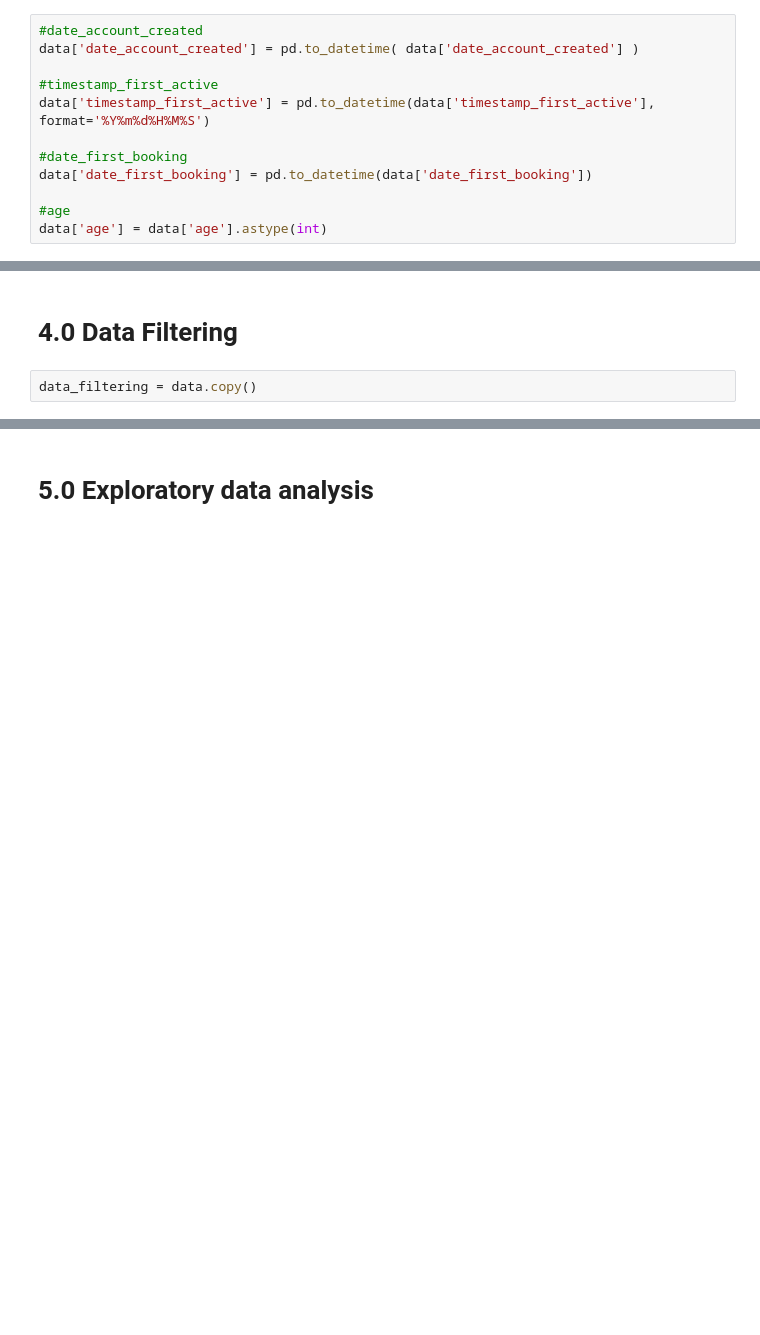
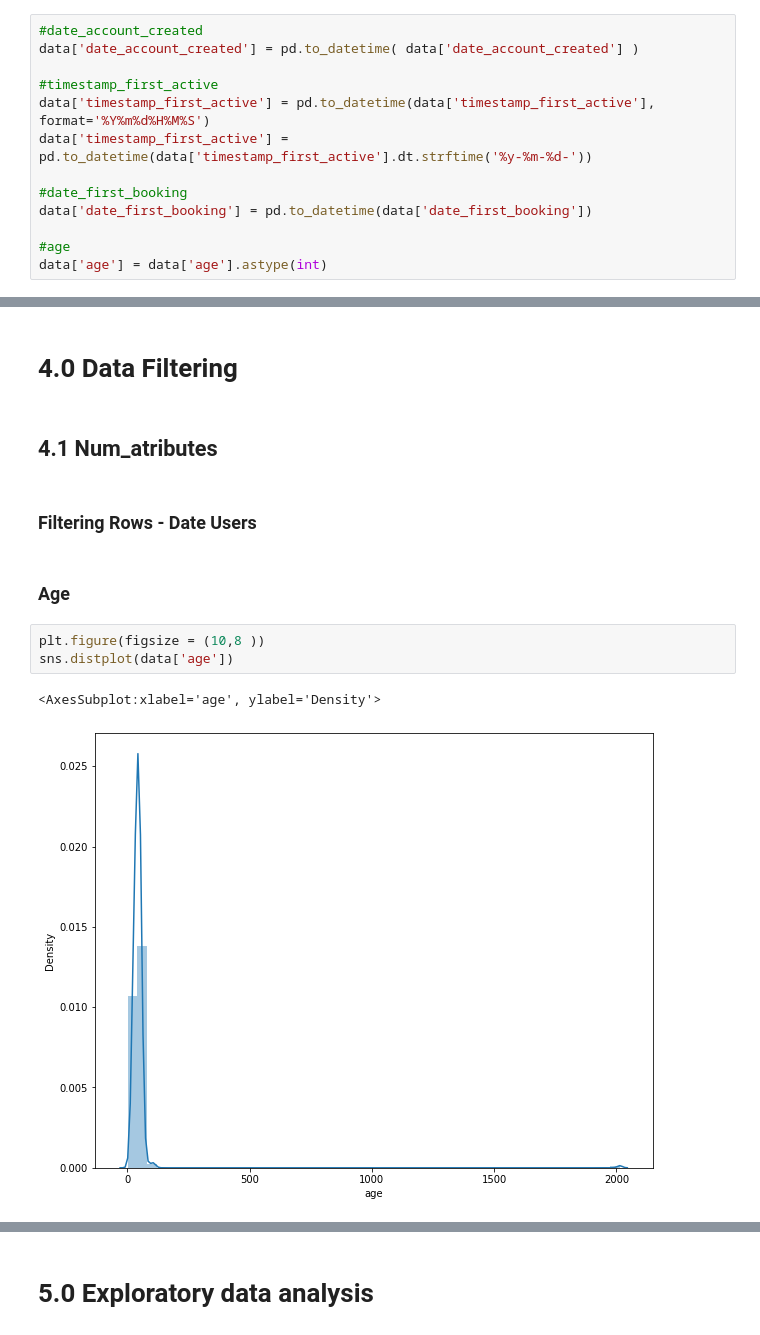
Before and after one commit to wrferreira1003/Study_airbnb_predict_first_booking, a Jupyter notebook: notebooks/ciclo004_Feature_Engineering.ipynb, the cells around one changed output, grey strips where cells are left out. Saved outputs shown, nothing was run; the diff lists cells and outputs as text; blank space fills up the shorter version.

```diff
--- a/notebooks/ciclo004_Feature_Engineering.ipynb
+++ b/notebooks/ciclo004_Feature_Engineering.ipynb
@@ -245,6 +330,7 @@ data['date_account_created'] = pd.to_datetime( data['date_account_created'] )
 
 #timestamp_first_active
 data['timestamp_first_active'] = pd.to_datetime(data['timestamp_first_active'], format='%Y%m%d%H%M%S')
+data['timestamp_first_active'] = pd.to_datetime(data['timestamp_first_active'].dt.strftime('%y-%m-%d-'))
 
 #date_first_booking
 data['date_first_booking'] = pd.to_datetime(data['date_first_booking'])
@@ -303,4 +416,14 @@ Classe resposta bem desbalanceada, vamos seguir dessa forma para finalizarmos o
 # %% [markdown]
 # 4.0 Data Filtering
-# %%
-data_filtering = data.copy()
+# %% [markdown]
+## 4.1 Num_atributes
+# %% [markdown]
+### Filtering Rows - Date Users
+# %% [markdown]
+### Age
+# %%
+plt.figure(figsize = (10,8 ))
+sns.distplot(data['age'])
+# %% [output]
+<AxesSubplot:xlabel='age', ylabel='Density'>
+[figure, added]
```
Also changed, not shown: parts of 33 cells of this notebook, 1 other file.
